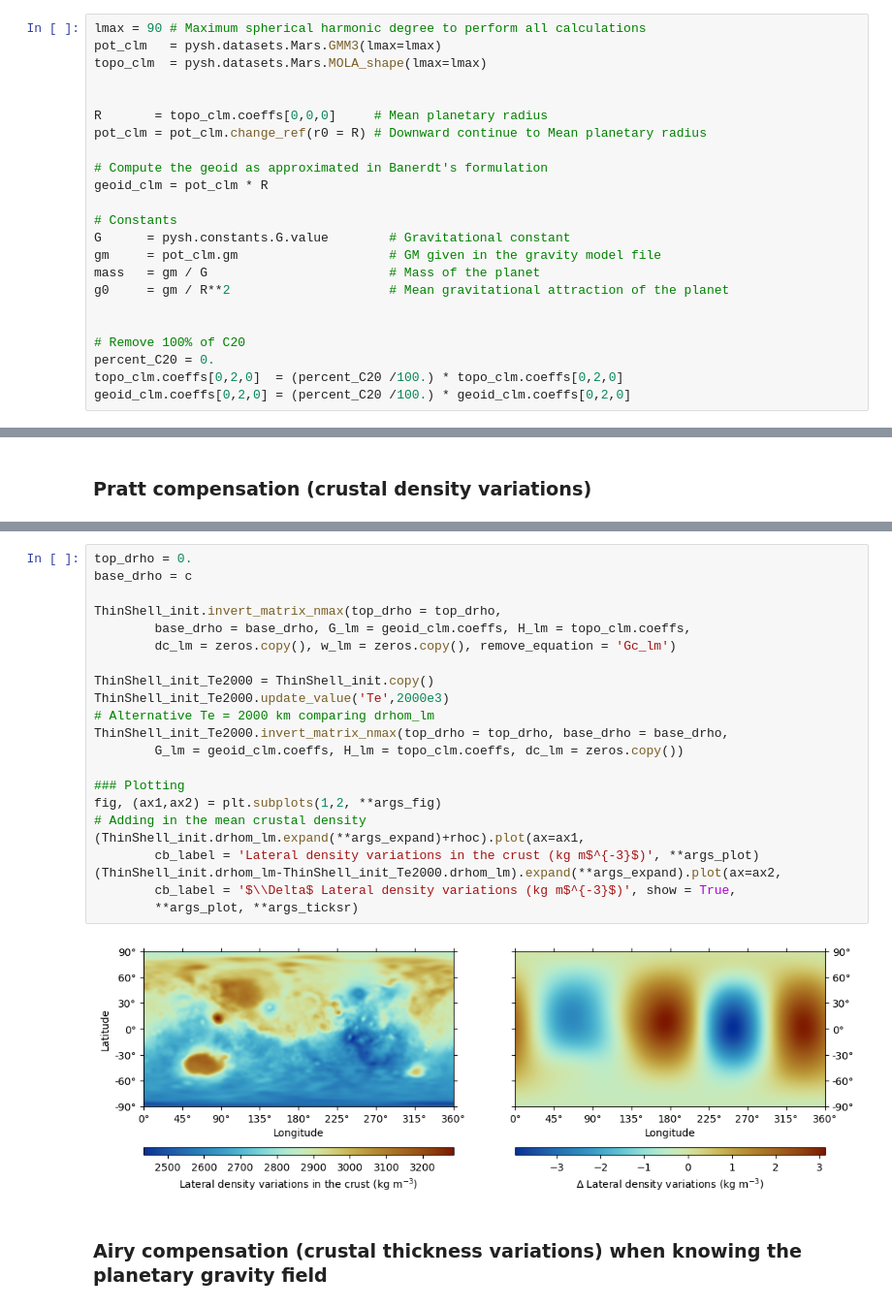
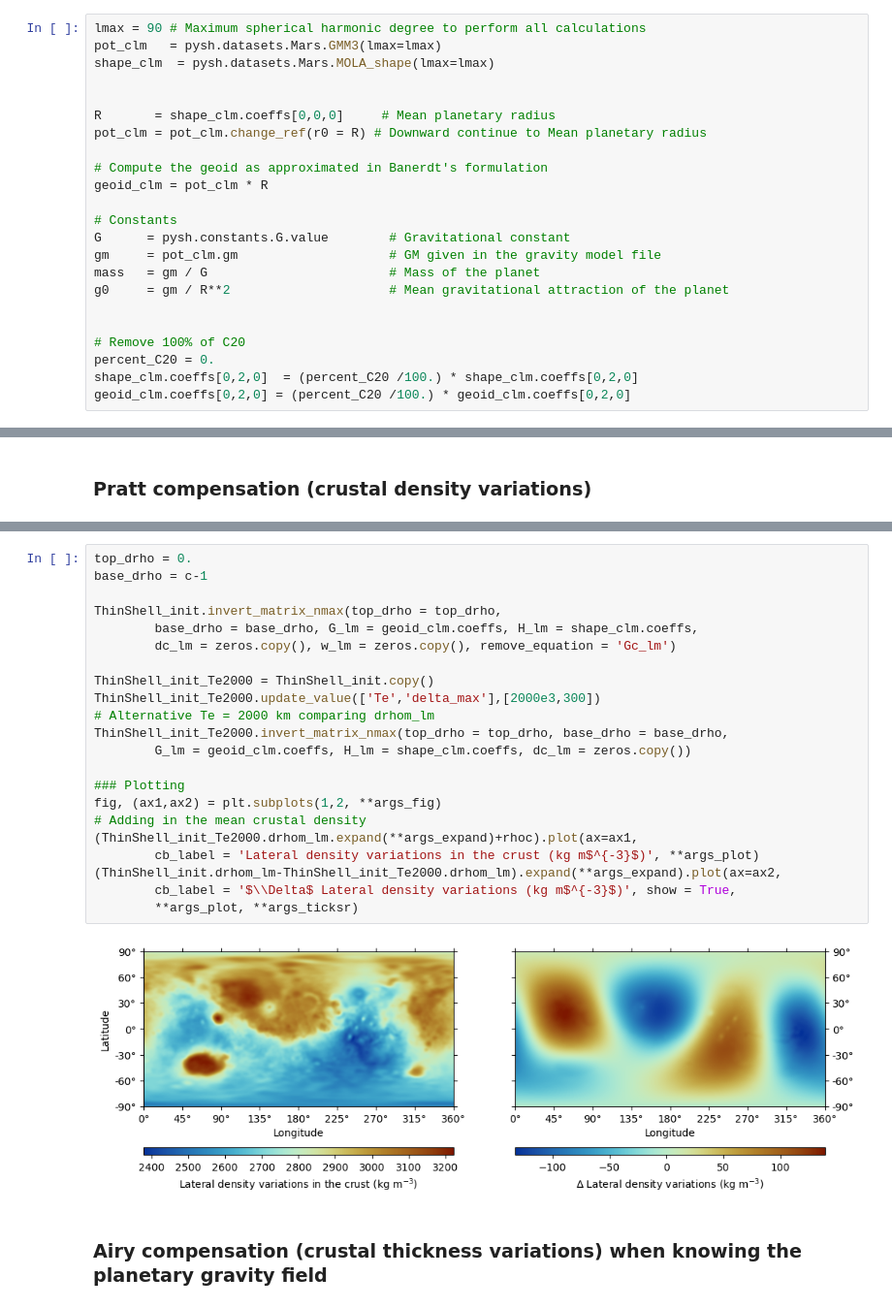
Before and after one commit to AB-Ares/Displacement_strain_planet, a Jupyter notebook: examples/Run_demo.ipynb, the cells around one changed output, grey strips where cells are left out. Shown at 97% size. Drawn from its saved outputs; the diff is of its cells as text.

Commit message:
0.6.3
Changed "topography" to "shape" for more correctness.

Correcting some bugs in _corr terms. Still in progress

```diff
--- a/examples/Run_demo.ipynb
+++ b/examples/Run_demo.ipynb
@@ -22,10 +22,10 @@ For Mars, the $C_{20}$ coefficient of the topography and gravity are strongly in
 # %%
 lmax = 90 # Maximum spherical harmonic degree to perform all calculations
 pot_clm   = pysh.datasets.Mars.GMM3(lmax=lmax)
-topo_clm  = pysh.datasets.Mars.MOLA_shape(lmax=lmax)
+shape_clm  = pysh.datasets.Mars.MOLA_shape(lmax=lmax)
 
 
-R       = topo_clm.coeffs[0,0,0]     # Mean planetary radius
+R       = shape_clm.coeffs[0,0,0]     # Mean planetary radius
 pot_clm = pot_clm.change_ref(r0 = R) # Downward continue to Mean planetary radius
 
 # Compute the geoid as approximated in Banerdt's formulation
@@ -40,7 +40,7 @@ g0     = gm / R**2                     # Mean gravitational attraction of the pl
 
 # Remove 100% of C20
 percent_C20 = 0.
-topo_clm.coeffs[0,2,0]  = (percent_C20 /100.) * topo_clm.coeffs[0,2,0]
+shape_clm.coeffs[0,2,0]  = (percent_C20 /100.) * shape_clm.coeffs[0,2,0]
 geoid_clm.coeffs[0,2,0] = (percent_C20 /100.) * geoid_clm.coeffs[0,2,0]
 # %% [markdown]
 We set some initial parameters for the upcoming inversion and send it to arguments.
@@ -154,28 +154,28 @@ A simple sanity check can be performed for the case of Pratt compensation. This
 As demonstrated below, both approaches give roughly the same results. Slight differences are due to a long-wavelength residual displacement (due to the elastic thickness not being infinite), finite-amplitude corrections, and variations in density within the surface relief making the equations non-linear (short-wavelength differences).
 # %%
 top_drho = 0.
-base_drho = c
+base_drho = c-1
 
 ThinShell_init.invert_matrix_nmax(top_drho = top_drho,
-        base_drho = base_drho, G_lm = geoid_clm.coeffs, H_lm = topo_clm.coeffs,
+        base_drho = base_drho, G_lm = geoid_clm.coeffs, H_lm = shape_clm.coeffs,
         dc_lm = zeros.copy(), w_lm = zeros.copy(), remove_equation = 'Gc_lm')
 
 ThinShell_init_Te2000 = ThinShell_init.copy()
-ThinShell_init_Te2000.update_value('Te',2000e3)
+ThinShell_init_Te2000.update_value(['Te','delta_max'],[2000e3,300])
 # Alternative Te = 2000 km comparing drhom_lm
 ThinShell_init_Te2000.invert_matrix_nmax(top_drho = top_drho, base_drho = base_drho,
-        G_lm = geoid_clm.coeffs, H_lm = topo_clm.coeffs, dc_lm = zeros.copy())
+        G_lm = geoid_clm.coeffs, H_lm = shape_clm.coeffs, dc_lm = zeros.copy())
 
 ### Plotting
 fig, (ax1,ax2) = plt.subplots(1,2, **args_fig)
 # Adding in the mean crustal density
-(ThinShell_init.drhom_lm.expand(**args_expand)+rhoc).plot(ax=ax1,
+(ThinShell_init_Te2000.drhom_lm.expand(**args_expand)+rhoc).plot(ax=ax1,
         cb_label = 'Lateral density variations in the crust (kg m$^{-3}$)', **args_plot)
 (ThinShell_init.drhom_lm-ThinShell_init_Te2000.drhom_lm).expand(**args_expand).plot(ax=ax2,
         cb_label = '$\\Delta$ Lateral density variations (kg m$^{-3}$)', show = True,
         **args_plot, **args_ticksr)
 # %% [output]
-[figure, old version]
+[figure, new version]
 # %% [markdown]
 ### Airy compensation (crustal thickness variations) when knowing the planetary gravity field
 # %% [markdown]
```
Also changed, not shown: parts of 13 cells of this notebook, 5 other files.
